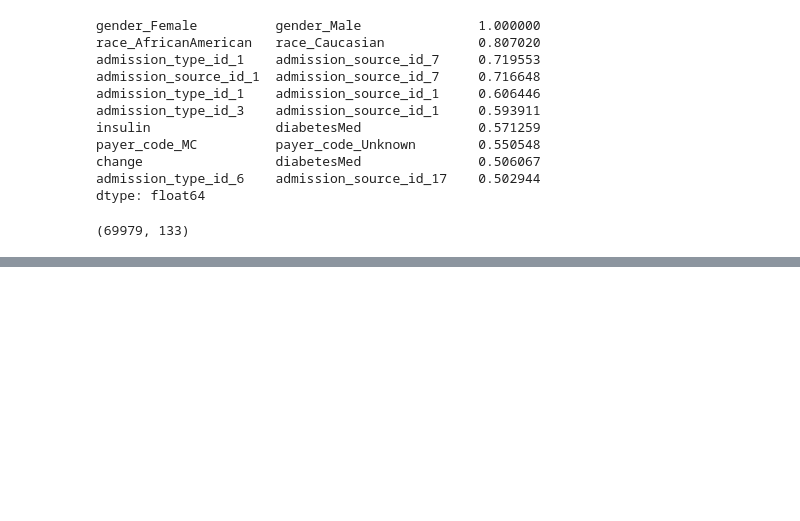
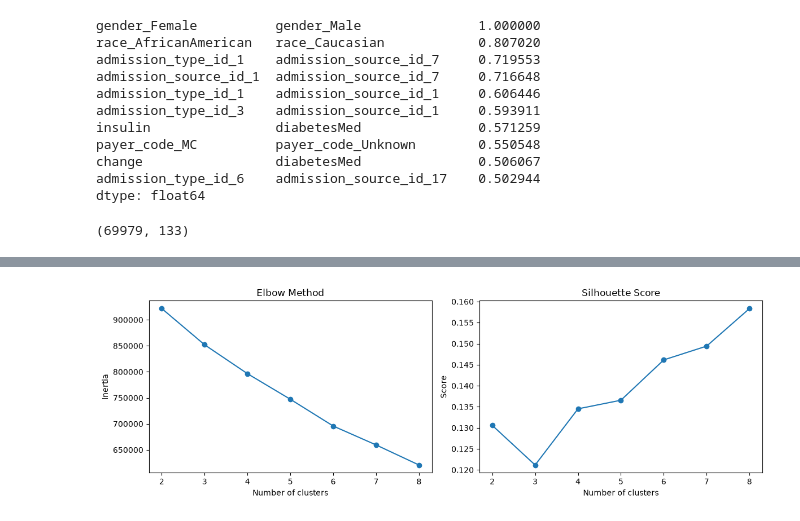
Before and after one commit to Jonah-Schwartz521/readmission-project, a Jupyter notebook: notebooks/readmission.ipynb, the cells around one changed output, grey strips where cells are left out. Drawn from its saved outputs; the diff is of its cells as text; code cells hidden in the pictures; blank space fills up the shorter version.

```diff
--- a/notebooks/readmission.ipynb
+++ b/notebooks/readmission.ipynb
@@ -507,0 +515,38 @@ df.shape
+# %%
+from sklearn.preprocessing import StandardScaler
+from sklearn.cluster import KMeans
+from sklearn.metrics import silhouette_score
+
+# Scale the core features so no column dominates just because of its units
+X_clust = StandardScaler().fit_transform(df[core_cols])
+# %%
+# Try 2 to 8 clusters and score each one
+k_range = range(2, 9)
+inertias = []
+sil_scores = []
+
+for k in k_range:
+    km = KMeans(n_clusters=k, n_init=10, random_state=42)
+    labels = km.fit_predict(X_clust)
+    inertias.append(km.inertia_)  # for the elbow method
+    # Silhouette on a 5,000-row sample, since the full 70k is very slow
+    sil_scores.append(silhouette_score(X_clust, labels, sample_size=5000, random_state=42))
+# %%
+# Elbow and silhouette side by side
+fig, axes = plt.subplots(1, 2, figsize=(12, 4))
+
+axes[0].plot(k_range, inertias, marker="o")
+axes[0].set_title("Elbow Method")
+axes[0].set_xlabel("Number of clusters")
+axes[0].set_ylabel("Inertia")
+
+axes[1].plot(k_range, sil_scores, marker="o")
+axes[1].set_title("Silhouette Score")
+axes[1].set_xlabel("Number of clusters")
+axes[1].set_ylabel("Score")
+
+plt.tight_layout()
+plt.savefig("../images/cluster_scores.png", bbox_inches="tight")
+plt.show()
+# %% [output]
+[figure, added]
```
Also changed, not shown: parts of 5 cells of this notebook, 1 other file.
